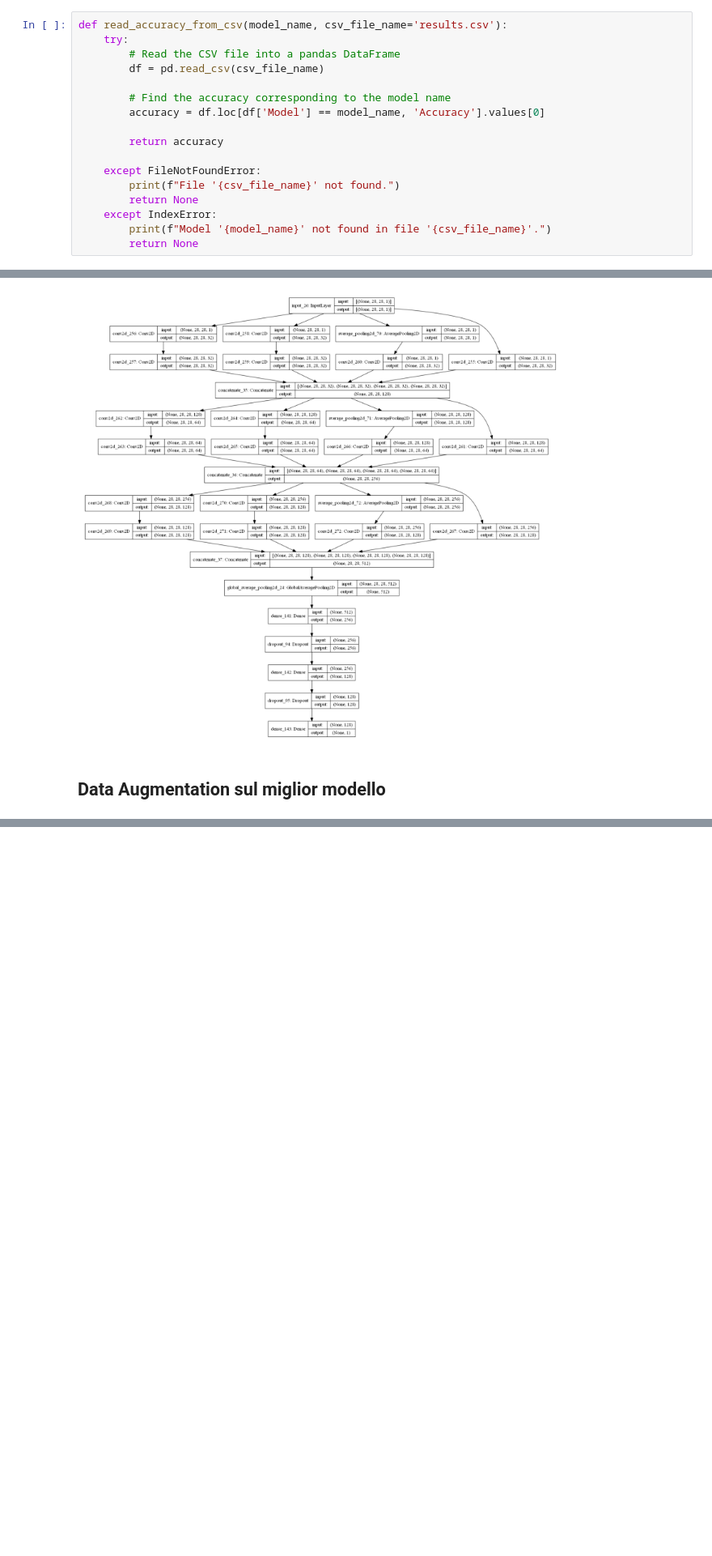
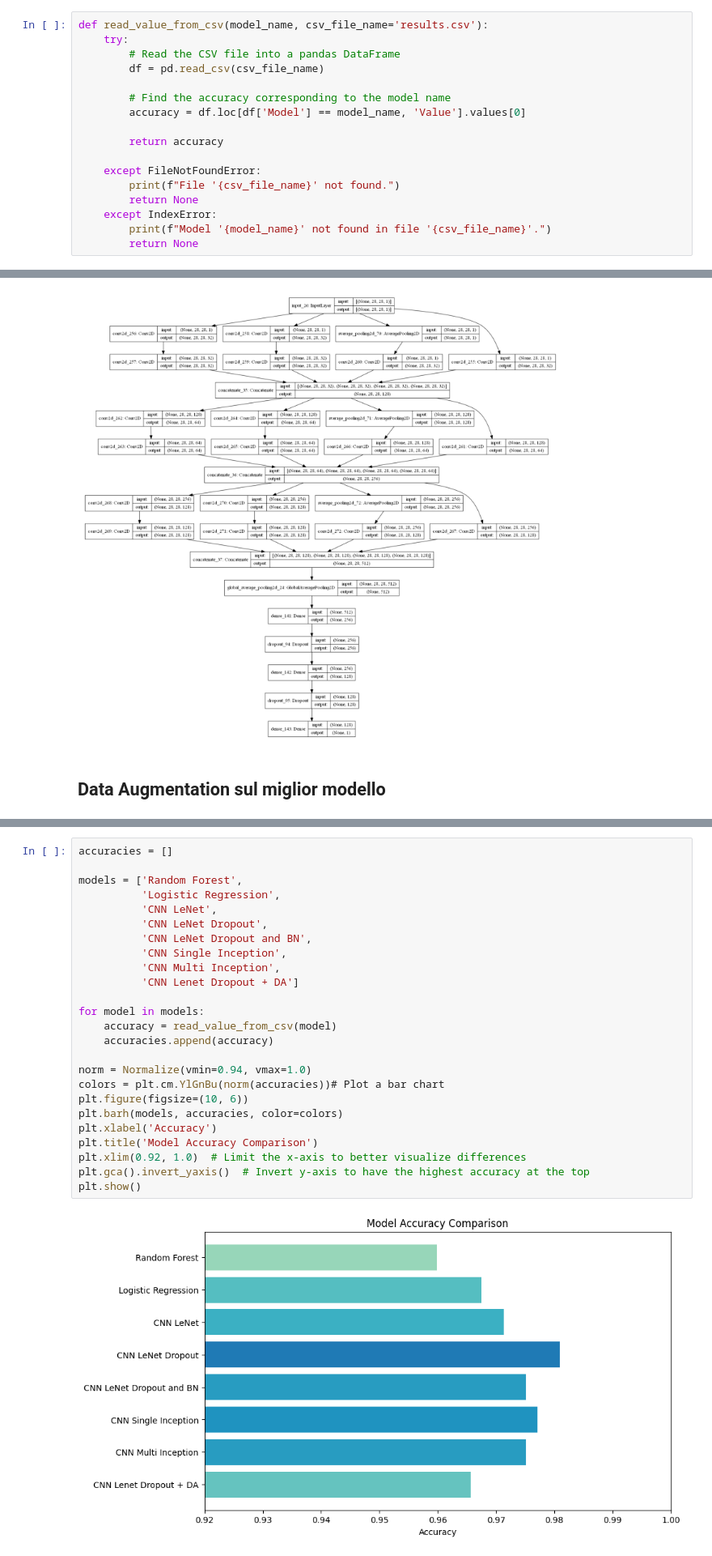
Before and after one commit to FilippoMuschera/Machine-Learning-Project, a Jupyter notebook: Progetto.ipynb, the cells around one changed output, grey strips where cells are left out. Shown at 81% size. Cells and saved outputs as stored; diff of their text form; blank space fills up the shorter version.

```diff
--- a/Progetto.ipynb
+++ b/Progetto.ipynb
@@ -48,13 +62,13 @@ def add_result_to_csv(model_name, accuracy, file_name='results.csv'):
     # Save the updated DataFrame to the CSV file
     df.to_csv(file_name, index=False)
 # %%
-def read_accuracy_from_csv(model_name, csv_file_name='results.csv'):
+def read_value_from_csv(model_name, csv_file_name='results.csv'):
     try:
         # Read the CSV file into a pandas DataFrame
         df = pd.read_csv(csv_file_name)
 
         # Find the accuracy corresponding to the model name
-        accuracy = df.loc[df['Model'] == model_name, 'Accuracy'].values[0]
+        accuracy = df.loc[df['Model'] == model_name, 'Value'].values[0]
 
         return accuracy
 
@@ -830,0 +1002,27 @@ add_result_to_csv('CNN Single Inception + DA', cnn_inception_single_da_accuracy)
+# %%
+accuracies = []
+
+models = ['Random Forest',
+          'Logistic Regression',
+          'CNN LeNet',
+          'CNN LeNet Dropout',
+          'CNN LeNet Dropout and BN',
+          'CNN Single Inception',
+          'CNN Multi Inception',
+          'CNN Lenet Dropout + DA']
+
+for model in models:
+    accuracy = read_value_from_csv(model)
+    accuracies.append(accuracy)
+
+norm = Normalize(vmin=0.94, vmax=1.0)
+colors = plt.cm.YlGnBu(norm(accuracies))# Plot a bar chart
+plt.figure(figsize=(10, 6))
+plt.barh(models, accuracies, color=colors)
+plt.xlabel('Accuracy')
+plt.title('Model Accuracy Comparison')
+plt.xlim(0.92, 1.0)  # Limit the x-axis to better visualize differences
+plt.gca().invert_yaxis()  # Invert y-axis to have the highest accuracy at the top
+plt.show()
+# %% [output]
+[figure, added]
```
Also changed, not shown: parts of 45 cells of this notebook, 2 other files.
